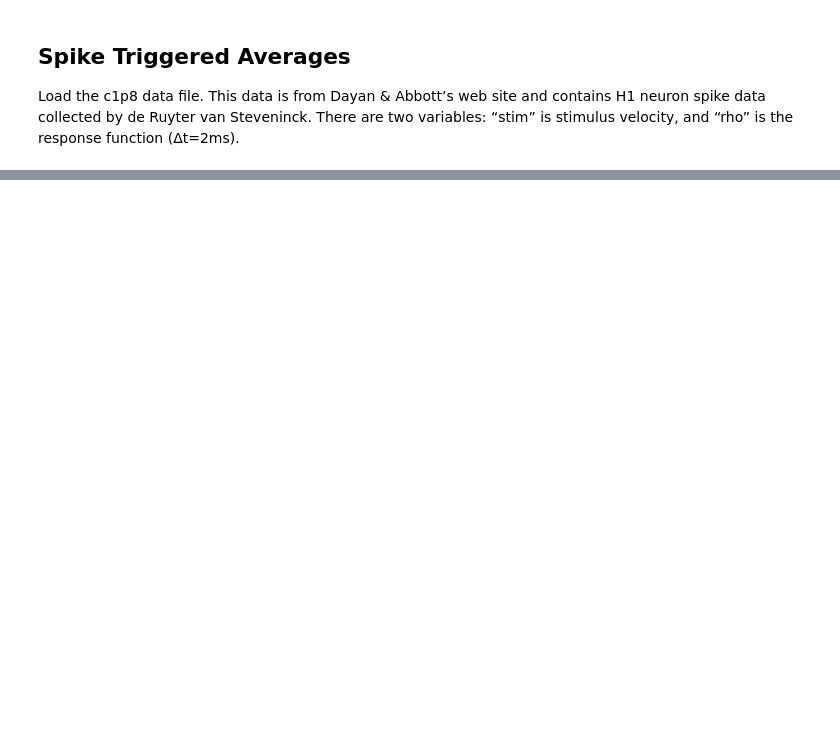
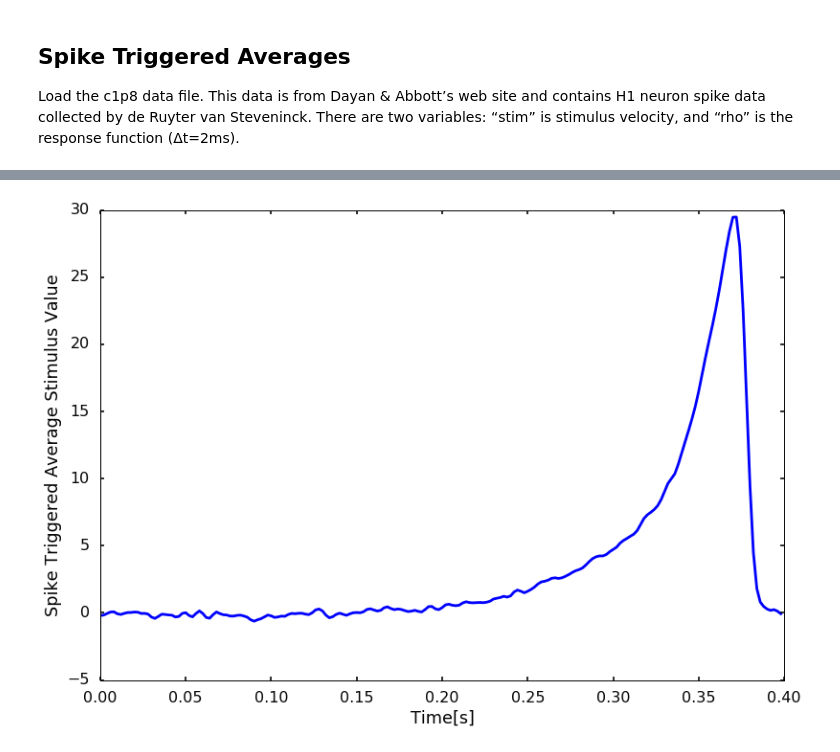
Before and after one commit to prajnak/syde552_neuron_responses, a Jupyter notebook: 20402024_Neuron_Responses_assignment.ipynb, the cells around one changed output, grey strips where cells are left out. Cells and saved outputs as stored; diff of their text form; code cells hidden in the pictures; blank space fills up the shorter version.

```diff
--- a/20402024_Neuron_Responses_assignment.ipynb
+++ b/20402024_Neuron_Responses_assignment.ipynb
@@ -230,0 +199,18 @@ print(cpdat['rho'].shape)
+# %%
+cpdat = scipy.io.loadmat('c1p8.mat');
+# print(cpdat['stim'].shape)
+# print(cpdat['rho'].shape)
+# print(describe(cpdat['stim']));
+# print(describe(cpdat['rho']));
+
+stim = cpdat['stim'];
+resp = cpdat['rho'];
+all_sta = [];
+timestamp = 0;
+for ea in range(0, stim.shape[0]):
+    dd = {'stim': stim[ea][0], 'rho': resp[ea][0], 'time': timestamp};
+    all_sta.append(dd);
+    timestamp += 0.002; #increment by 2ms
+
+sta_df = pandas.DataFrame(all_sta, index=np.arange(0, stim.shape[0]),
+                          columns=['stim', 'rho', 'time']);
@@ -230,0 +220,20 @@ print(cpdat['rho'].shape)
+# %%
+def plot_STA(stim, resp, time_window, dt, ax):
+    trial_length = stim.shape[0];
+    n_steps =  int(time_window/dt);
+    times = np.arange(0, time_window, dt);
+    idx_sptr, _ = np.where(resp[n_steps:trial_length]);
+    idx_sptr += n_steps
+    all_sptrigs = np.zeros([idx_sptr.shape[0], n_steps]);
+
+    for ea in range(0, idx_sptr.shape[0]):
+        all_sptrigs[ea, :] = stim[idx_sptr[ea] - n_steps:idx_sptr[ea]].T;
+
+    ax.plot(times, np.mean(all_sptrigs, axis=0)); ax.set_xlabel('Time[s]');
+    ax.set_ylabel('Spike Triggered Average Stimulus Value');
+    return;
+# %%
+ff, ax = plt.subplots();
+plot_STA(stim, resp, time_window=0.4, dt=0.002, ax=ax);
+# %% [output]
+[figure, added]
```
Also changed, not shown: parts of 19 cells of this notebook, 1 other file.
